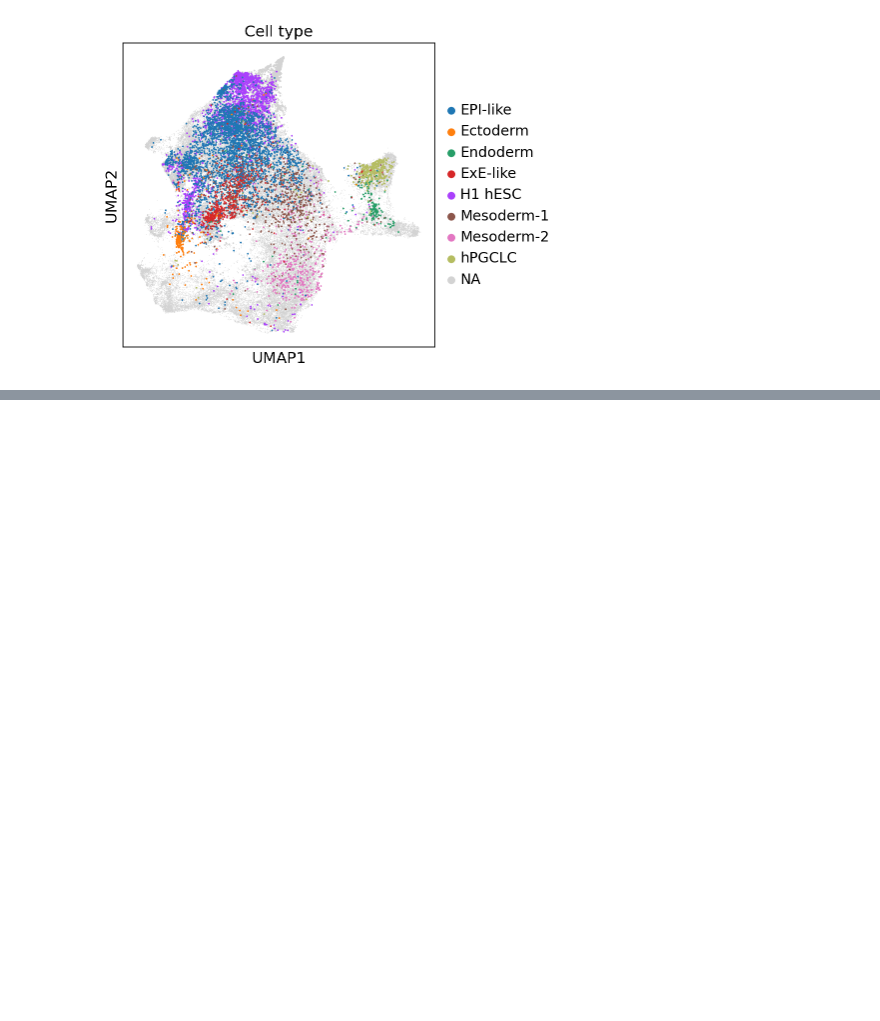
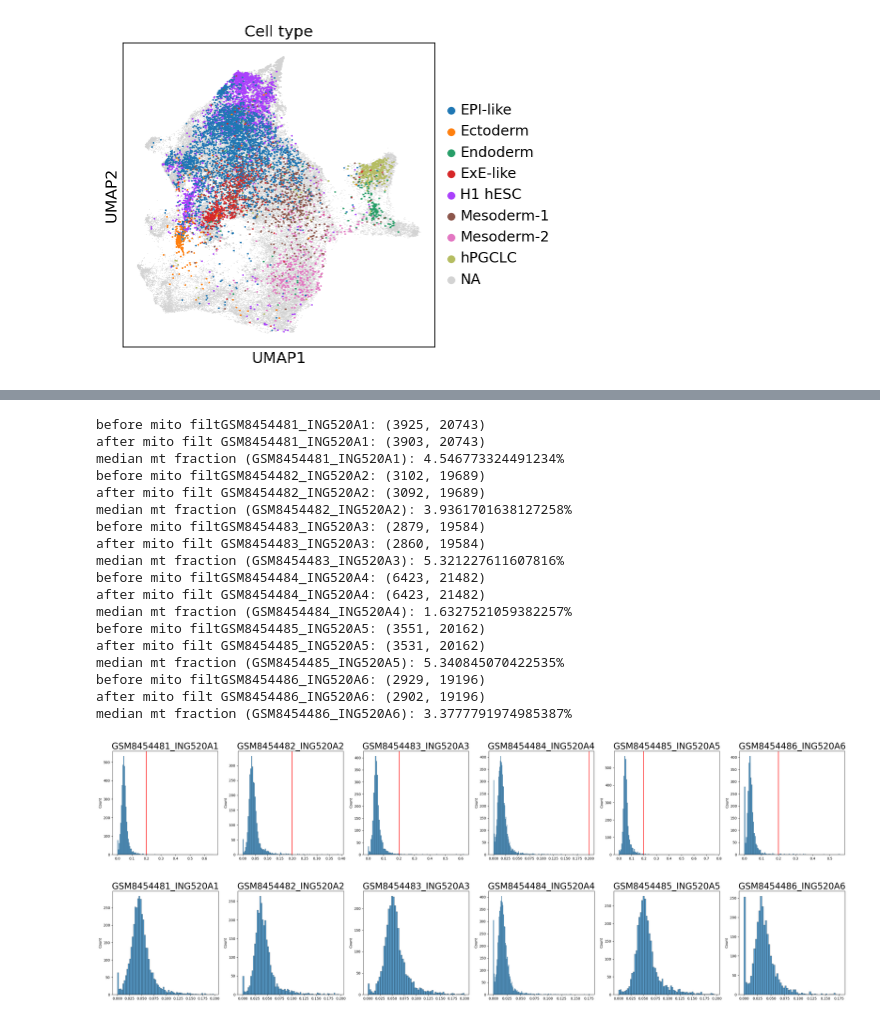
Before and after one commit to stanfish06/micropattern, a Jupyter notebook: notebooks/eda.ipynb, the cells around one changed output, grey strips where cells are left out. Saved outputs shown, nothing was run; the diff lists cells and outputs as text; code cells hidden in the pictures; blank space fills up the shorter version.

```diff
--- a/notebooks/eda.ipynb
+++ b/notebooks/eda.ipynb
@@ -548,0 +662,9 @@ sc.pl.umap(
+# %%
+import seaborn as sns
+
+
+def get_total_mt_fraction(data_frame, mt_list):
+    mt_list = [g for g in mt_list if g in data_frame.columns]
+    mt_expr = data_frame.loc[:, mt_list].sum(axis=1)
+    total_expr = data_frame.sum(axis=1)
+    return mt_expr / total_expr
@@ -548,0 +701,47 @@ sc.pl.umap(
+# %%
+max_mt_fraction = 0.2
+fig, axes = plt.subplots(
+    1, data_list_filt.__len__(), figsize=(5 * data_list_filt.__len__(), 5)
+)
+for (s, dat), ax in zip(mt_expr.items(), axes.flatten()):
+    sns.histplot(dat, ax=ax)
+    ax.axvline(max_mt_fraction, color="red")
+    ax.set_title(s, fontsize=25)
+fig.tight_layout()
+
+for i, ((s, dat), ax) in enumerate(zip(data_list_filt.items(), axes)):
+    print(f"before mito filt{s}: {dat.shape}")
+    dat = dat[mt_expr[s].__array__() <= max_mt_fraction]
+    print(f"after mito filt {s}: {dat.shape}")
+    data_list_filt[s] = dat
+    mt_expr[s] = get_total_mt_fraction(dat, mt_genes)
+    print(f"median mt fraction ({s}): {np.median(mt_expr[s]) * 100}%")
+
+fig, axes = plt.subplots(
+    1, data_list_filt.__len__(), figsize=(5 * data_list_filt.__len__(), 5)
+)
+for (s, dat), ax in zip(mt_expr.items(), axes.flatten()):
+    sns.histplot(dat, ax=ax)
+    ax.set_title(s, fontsize=25)
+fig.tight_layout()
+# %% [output]
+before mito filtGSM8454481_ING520A1: (3925, 20743)
+after mito filt GSM8454481_ING520A1: (3903, 20743)
+median mt fraction (GSM8454481_ING520A1): 4.546773324491234%
+before mito filtGSM8454482_ING520A2: (3102, 19689)
+after mito filt GSM8454482_ING520A2: (3092, 19689)
+median mt fraction (GSM8454482_ING520A2): 3.9361701638127258%
+before mito filtGSM8454483_ING520A3: (2879, 19584)
+after mito filt GSM8454483_ING520A3: (2860, 19584)
+median mt fraction (GSM8454483_ING520A3): 5.321227611607816%
+before mito filtGSM8454484_ING520A4: (6423, 21482)
+after mito filt GSM8454484_ING520A4: (6423, 21482)
+median mt fraction (GSM8454484_ING520A4): 1.6327521059382257%
+before mito filtGSM8454485_ING520A5: (3551, 20162)
+after mito filt GSM8454485_ING520A5: (3531, 20162)
+median mt fraction (GSM8454485_ING520A5): 5.340845070422535%
+before mito filtGSM8454486_ING520A6: (2929, 19196)
+after mito filt GSM8454486_ING520A6: (2902, 19196)
+median mt fraction (GSM8454486_ING520A6): 3.3777791974985387%
+[figure, added]
+[figure, added]
```
Also changed, not shown: parts of 14 cells of this notebook.
